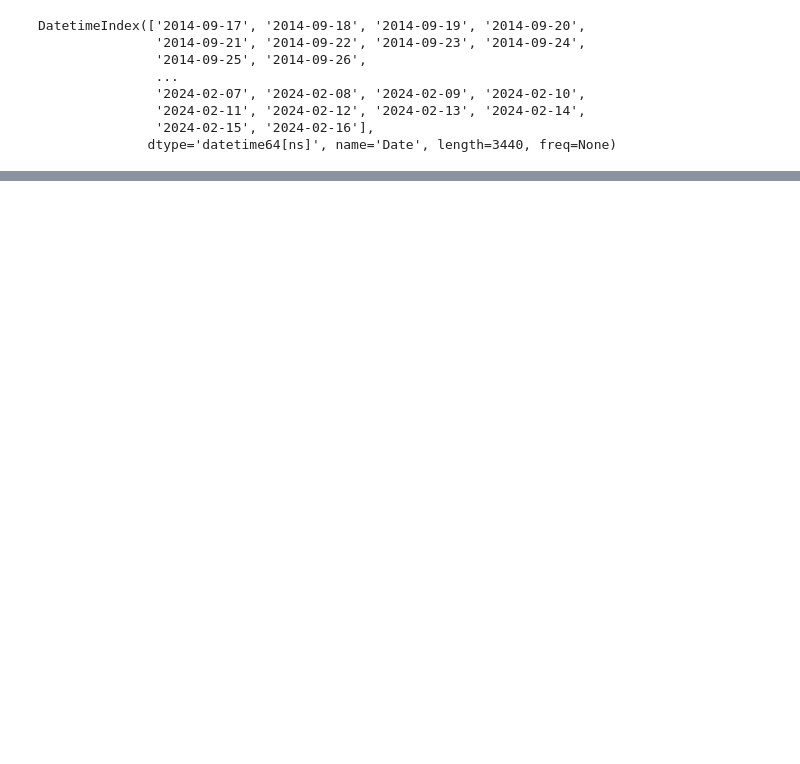
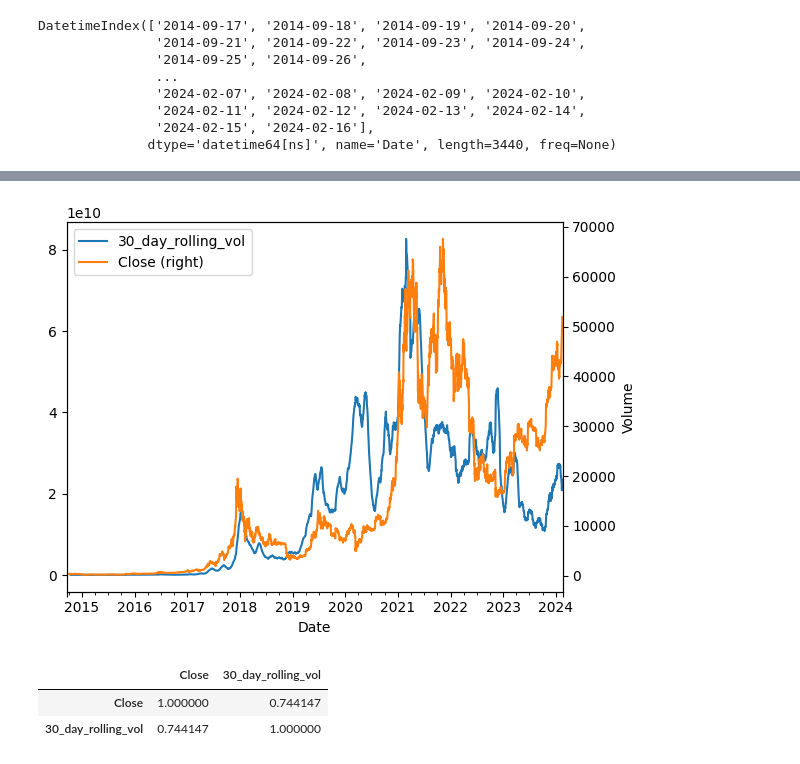
Before and after one commit to Grid-Resilience-Wentworth-Collaboration/time-series-tutorials-2025, a Jupyter notebook: Tutorial1.ipynb, the cells around one changed output, grey strips where cells are left out. Saved outputs shown, nothing was run; the diff lists cells and outputs as text; code cells hidden in the pictures; blank space fills up the shorter version.

```diff
--- a/Tutorial1.ipynb
+++ b/Tutorial1.ipynb
@@ -56,0 +122,14 @@ AttributeError: 'DataFrame' object has no attribute 'LOC'
+# %%
+df['30_day_rolling_vol'] = df['Volume'].rolling(window =30).mean()
+df['30_day_rolling_vol'].plot(legend = True)
+ax = df['Close'].plot(secondary_y = True, legend = True)
+ax.set_ylabel('Volume')
+plt.show()
+# %% [output]
+[figure, added]
+# %%
+df[['Close','30_day_rolling_vol']].corr()
+# %% [output]
+|  | Close | 30_day_rolling_vol |
+| Close | 1.000000 | 0.744147 |
+| 30_day_rolling_vol | 0.744147 | 1.000000 |
```
Also changed, not shown: parts of 15 cells of this notebook.
